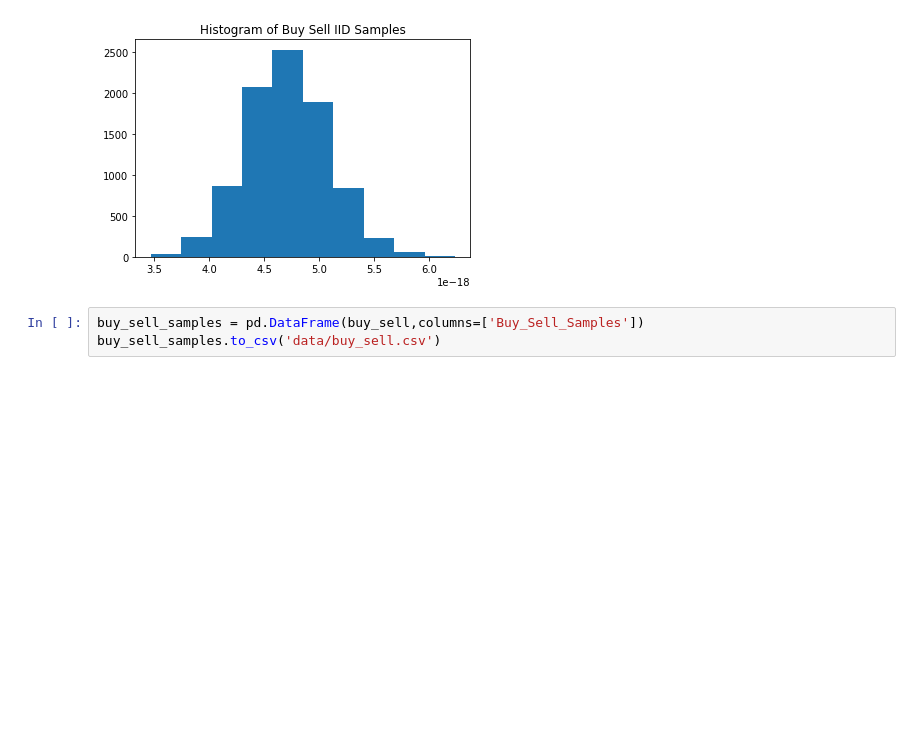
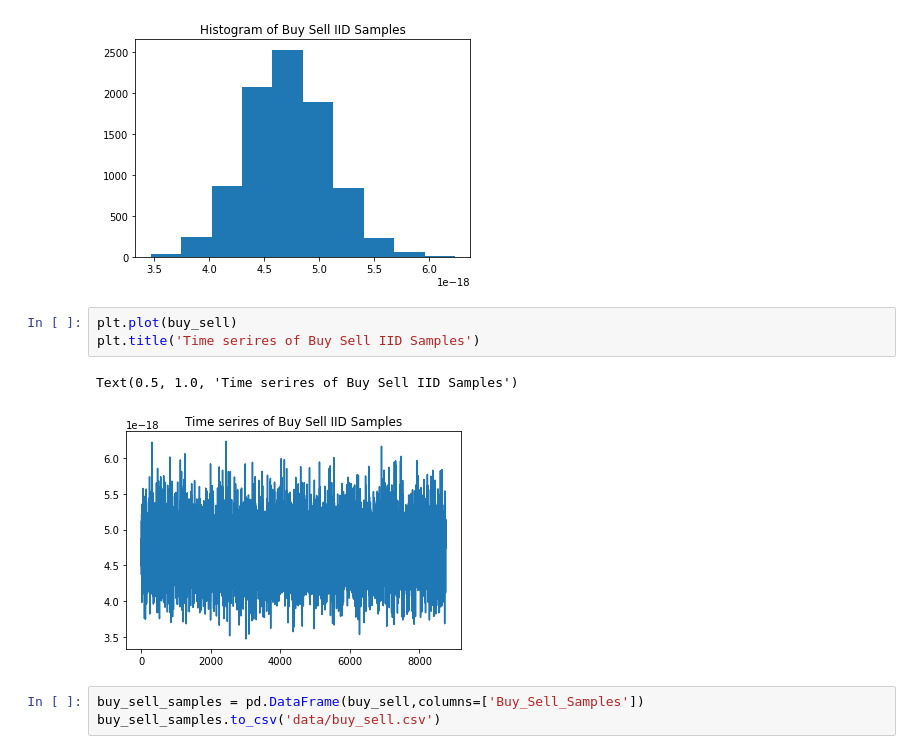
Before and after one commit to BlockScience/reflexer, a Jupyter notebook: notebooks/Stochastic_Generators/Uniswap_process_modeling.ipynb, the cells around one changed output. Cells and saved outputs as stored; diff of their text form; blank space fills up the shorter version.

```diff
--- a/notebooks/Stochastic_Generators/Uniswap_process_modeling.ipynb
+++ b/notebooks/Stochastic_Generators/Uniswap_process_modeling.ipynb
@@ -104,6 +110,12 @@ plt.title('Histogram of Buy Sell IID Samples')
 # %% [output]
 Text(0.5, 1.0, 'Histogram of Buy Sell IID Samples')
 [figure]
+# %%
+plt.plot(buy_sell)
+plt.title('Time serires of Buy Sell IID Samples')
+# %% [output]
+Text(0.5, 1.0, 'Time serires of Buy Sell IID Samples')
+[figure, added]
 # %%
 buy_sell_samples = pd.DataFrame(buy_sell,columns=['Buy_Sell_Samples'])
 buy_sell_samples.to_csv('data/buy_sell.csv')
```
Also changed, not shown: parts of 3 cells of this notebook, 1 other file.
